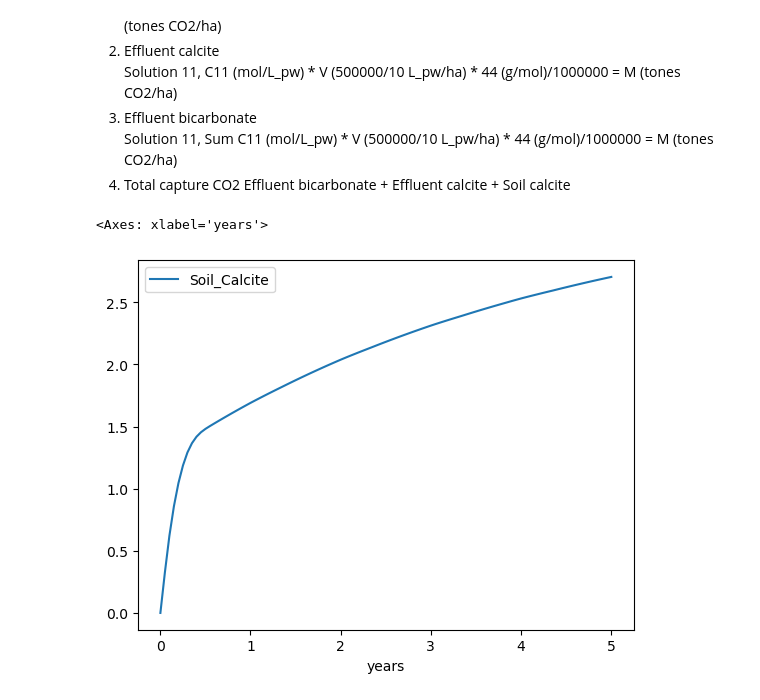
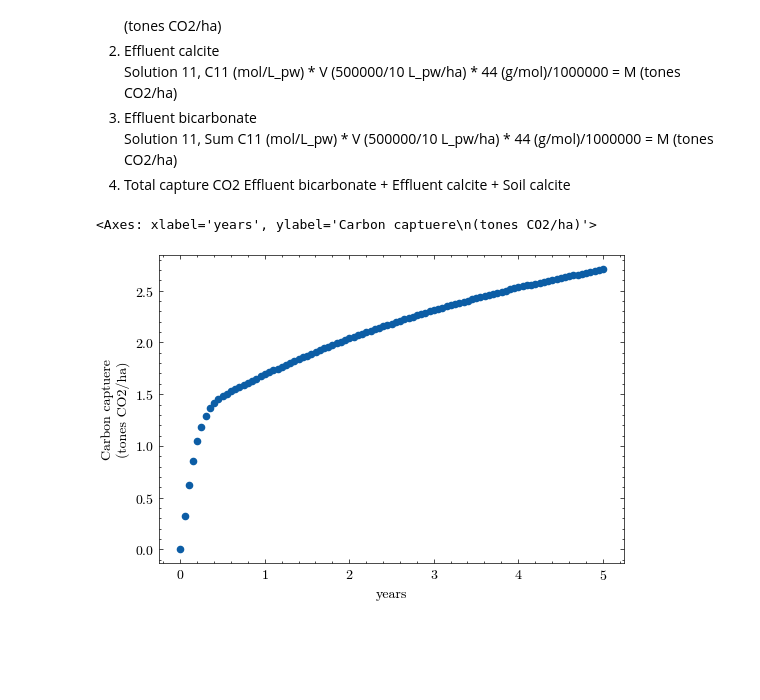
Before and after one commit to Geochemical-Modeling/PHREEQC_dataviz, a Jupyter notebook: viz_job001.ipynb, the cells around one changed output. Cells and saved outputs as stored; diff of their text form; code cells hidden in the pictures; blank space fills up the shorter version.

Commit message:
total capture plot

```diff
--- a/viz_job001.ipynb
+++ b/viz_job001.ipynb
@@ -8,6 +8,9 @@ import os, sys
 import matplotlib.pyplot as plt
 import scienceplots
 import pandas as pd
+# %%
+plt.style.use(['science','no-latex'])
+plt.rcParams['figure.figsize'] = [6, 4]
 # %% [markdown]
 ## Preprocessing
 # %%
@@ -60,13 +63,13 @@ Effluent bicarbonate + Effluent calcite + Soil calcite
 # %%
 # soil calcite
 # select solution 1-10, average 1-10 by years
-soil_c = (df[df['soln'].between(1,10)])[["years","Calcite"]].groupby("years").mean()
+soil_c = (df[df['soln'].between(1,10)])[["step","years","Calcite"]].groupby("step").mean()
 # convert to M (tones CO2/ha)
 soil_c['Calcite'] = soil_c['Calcite']*500000*44/1000000
 # rename
 soil_c.rename(columns={"Calcite": "Soil_Calcite"},inplace = True)
 # %%
-soil_c.plot()
+soil_c.plot.scatter(x="years",y="Soil_Calcite",ylabel="Carbon captuere\n(tones CO2/ha)")
 # %% [output]
-<Axes: xlabel='years'>
+<Axes: xlabel='years', ylabel='Carbon captuere\n(tones CO2/ha)'>
-[figure, old version]
+[figure, new version]
```
Also changed, not shown: parts of 7 cells of this notebook.
